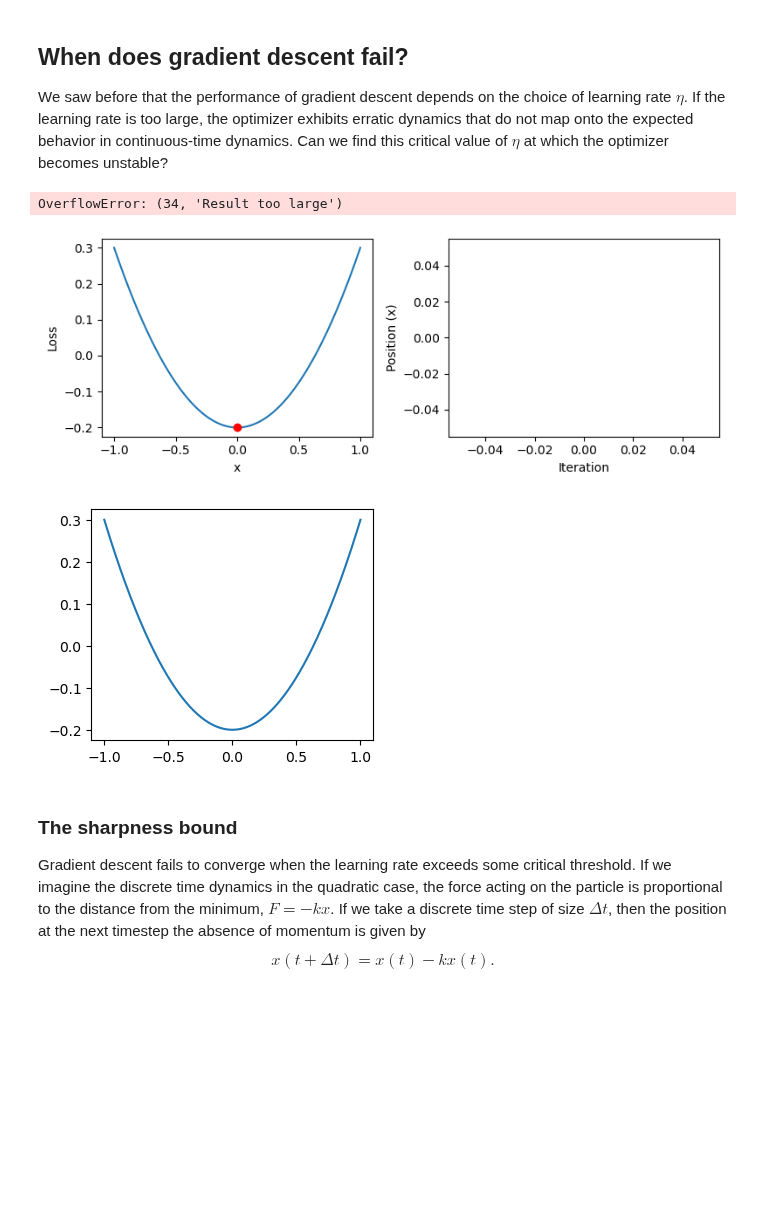
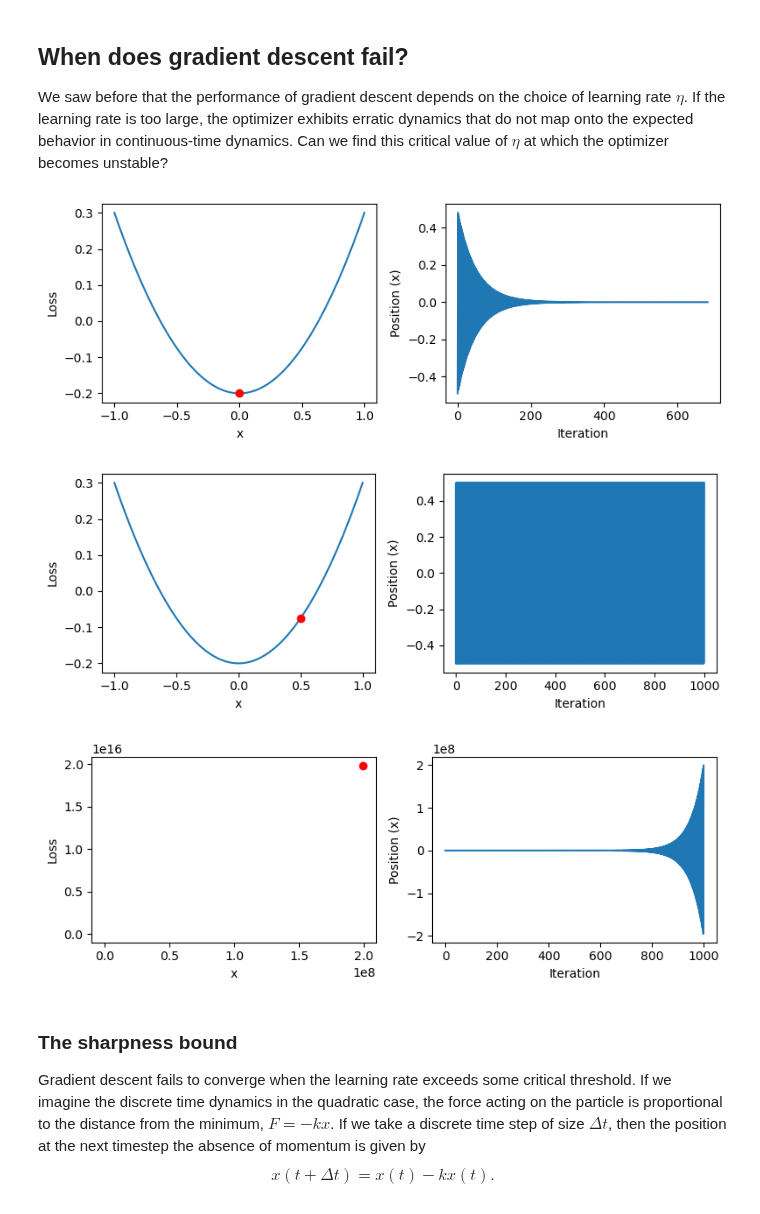
Before and after one commit to williamgilpin/cphy, a Jupyter notebook: talks/convex_optimization_univariate.ipynb, the cells around one changed output. Cells and saved outputs as stored; diff of their text form; code cells hidden in the pictures; blank space fills up the shorter version.

```diff
--- a/talks/convex_optimization_univariate.ipynb
+++ b/talks/convex_optimization_univariate.ipynb
@@ -313,8 +291,9 @@ loss = lambda x: x**2 + 0.05 * np.sin(30 * x) - 0.2
 loss_grad = lambda x: 2 * x + 0.05 * 30 * np.cos(30 * x)
 
 ## Solve optimization
-optimizer = GradientDescentMomentumOptimizer(learning_rate=0.3, alpha=0.2, store_history=True)
-x_opt = optimizer.optimize(loss_grad, 0.5)
+# optimizer = GradientDescentOptimizer(learning_rate=0.3, store_history=True)
+optimizer = GradientDescentMomentumOptimizer(learning_rate=0.000005, alpha=0.7, store_history=True)
+x_opt = optimizer.optimize(loss_grad, 0.9)
 
 ## Plot loss
 xx = np.linspace(-1, 1, 500)
@@ -375,29 +354,28 @@ We saw before that the performance of gradient descent depends on the choice of
 # %%
 loss = lambda x: 0.5 * x**2 - 0.2
 loss_grad = lambda x: x
 
-for lr in [1.0, 3.0]:
-    # optimizer = GradientDescentOptimizer(store_history=True, learning_rate=2.0)
+for lr in [1.98, 2.0, 2.02]:
     optimizer = GradientDescentOptimizer(store_history=True, learning_rate=lr)
     x_opt = optimizer.optimize(loss_grad, 0.5)
 
     plt.figure(figsize=(8, 3))
     plt.subplot(1, 2, 1)
     plt.plot(xx, loss(xx))
     plt.plot(x_opt, loss(x_opt), 'ro')
     plt.xlabel('x')
     plt.ylabel("Loss")
 
     plt.subplot(1, 2, 2)
     plt.plot(optimizer.history)
     plt.xlabel('Iteration')
     plt.ylabel('Position (x)')
 
     plt.tight_layout()
 # %% [output]
-OverflowError: (34, 'Result too large')
-[figure, old version]
+[figure, new version]
-[figure, old version]
+[figure, new version]
+[figure, added]
 # %% [markdown]
 ### The sharpness bound
 
```
Also changed, not shown: parts of 8 cells of this notebook, 2 other files.
